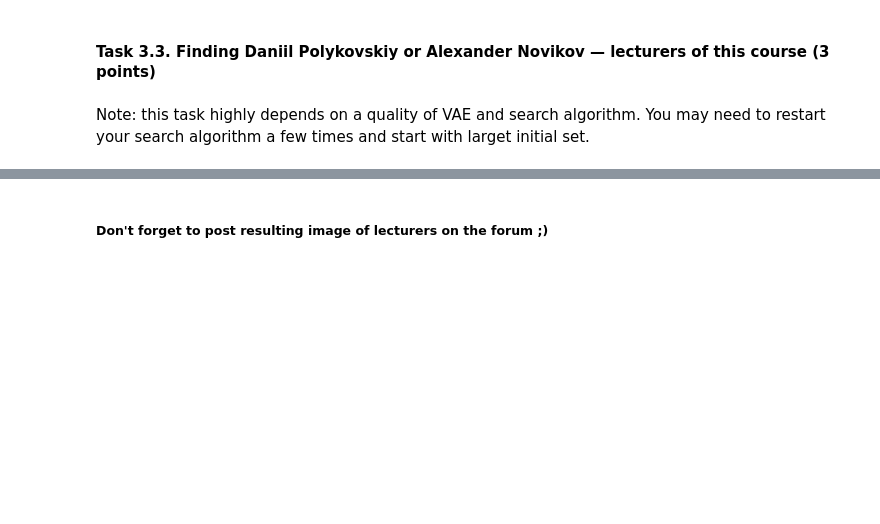
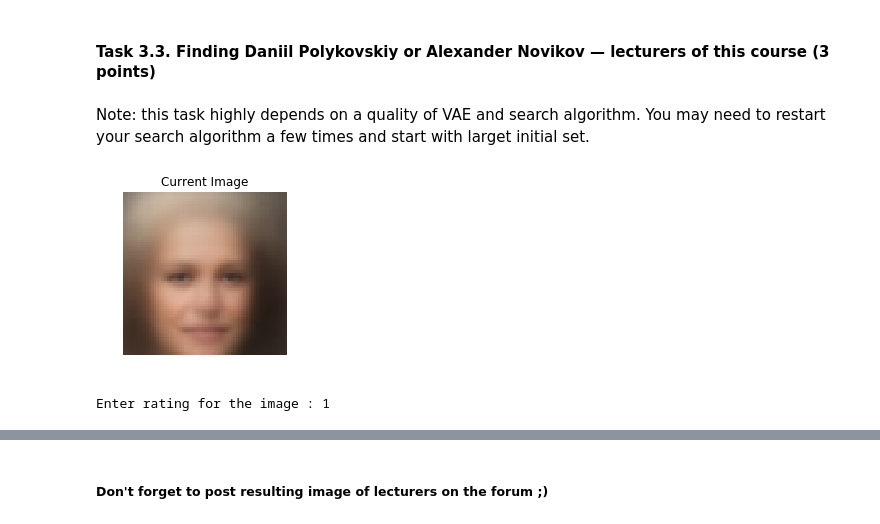
Before and after one commit to ishaanb92/BayesianML, a Jupyter notebook: final_assignment/Coursera BMML, Final project.ipynb, the cells around one changed output, grey strips where cells are left out. Drawn from its saved outputs; the diff is of its cells as text; code cells hidden in the pictures; blank space fills up the shorter version.

```diff
--- a/final_assignment/Coursera BMML, Final project.ipynb
+++ b/final_assignment/Coursera BMML, Final project.ipynb
@@ -264,6 +274,9 @@ composit.draw_best('Widest smile')
 Note: this task highly depends on a quality of VAE and search algorithm. You may need to restart your search algorithm a few times and start with larget initial set.
 # %%
 composit = FacialComposit(decoder, 8)
-composit.optimize()
+composit.optimize(acquisition_type='EI',acquisition_par=0.01)
+# %% [output]
+[figure, added]
+Enter rating for the image : 1
 # %%
 composit.draw_best('Lecturer')
```
Also changed, not shown: parts of 9 cells of this notebook.
